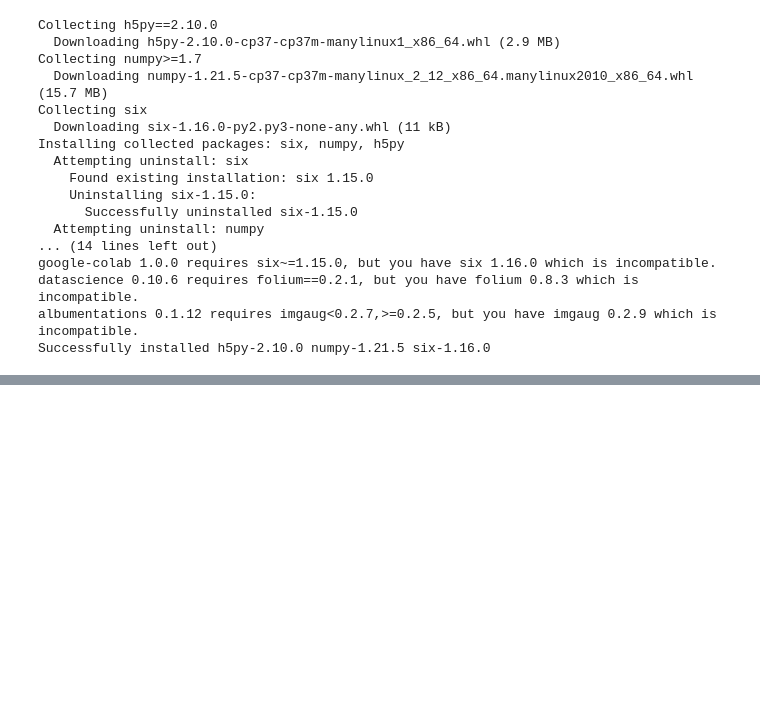
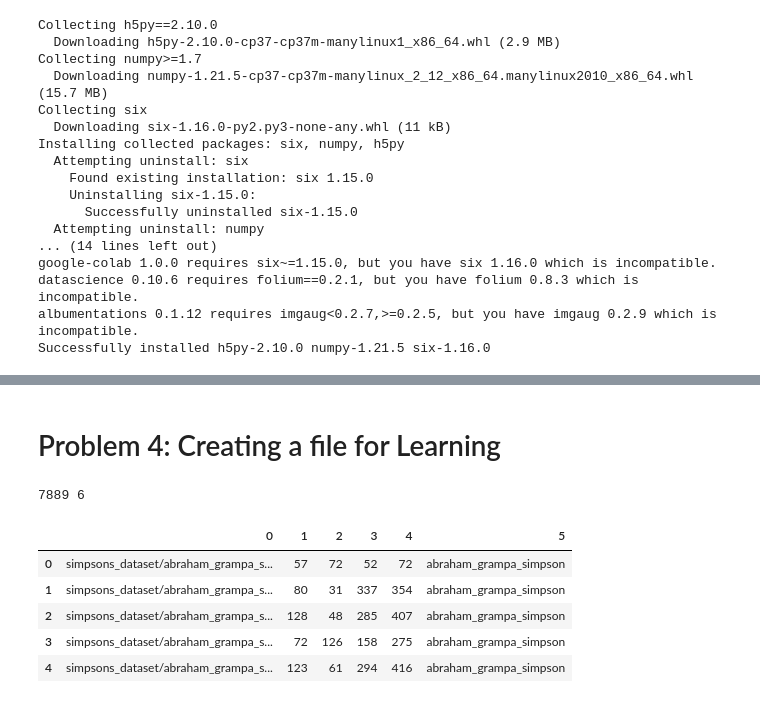
Before and after one commit to Mochismo/LearnPython, a Jupyter notebook: 34_Faster_R_CNN_&_YOLO_v3.ipynb, the cells around one changed output, grey strips where cells are left out. Drawn from its saved outputs; the diff is of its cells as text; code cells hidden in the pictures; blank space fills up the shorter version.

```diff
--- a/34_Faster_R_CNN_&_YOLO_v3.ipynb
+++ b/34_Faster_R_CNN_&_YOLO_v3.ipynb
@@ -234,0 +309,16 @@ WARNING:tensorflow:From /usr/local/lib/python3.7/dist-packages/keras/optimizers.
+# %% [markdown]
+# Problem 4: Creating a file for Learning
+# %%
+import pandas as pd
+annotation_df = pd.read_csv('../ObjectDetection/annotation.txt',header=None)
+n_sample, n_col = annotation_df.shape
+print(n_sample, n_col)
+annotation_df.head()
+# %% [output]
+7889 6
+|  | 0 | 1 | 2 | 3 | 4 | 5 |
+| 0 | simpsons_dataset/abraham_grampa_s... | 57 | 72 | 52 | 72 | abraham_grampa_simpson |
+| 1 | simpsons_dataset/abraham_grampa_s... | 80 | 31 | 337 | 354 | abraham_grampa_simpson |
+| 2 | simpsons_dataset/abraham_grampa_s... | 128 | 48 | 285 | 407 | abraham_grampa_simpson |
+| 3 | simpsons_dataset/abraham_grampa_s... | 72 | 126 | 158 | 275 | abraham_grampa_simpson |
+| 4 | simpsons_dataset/abraham_grampa_s... | 123 | 61 | 294 | 416 | abraham_grampa_simpson |
```
Also changed, not shown: parts of 30 cells of this notebook.
